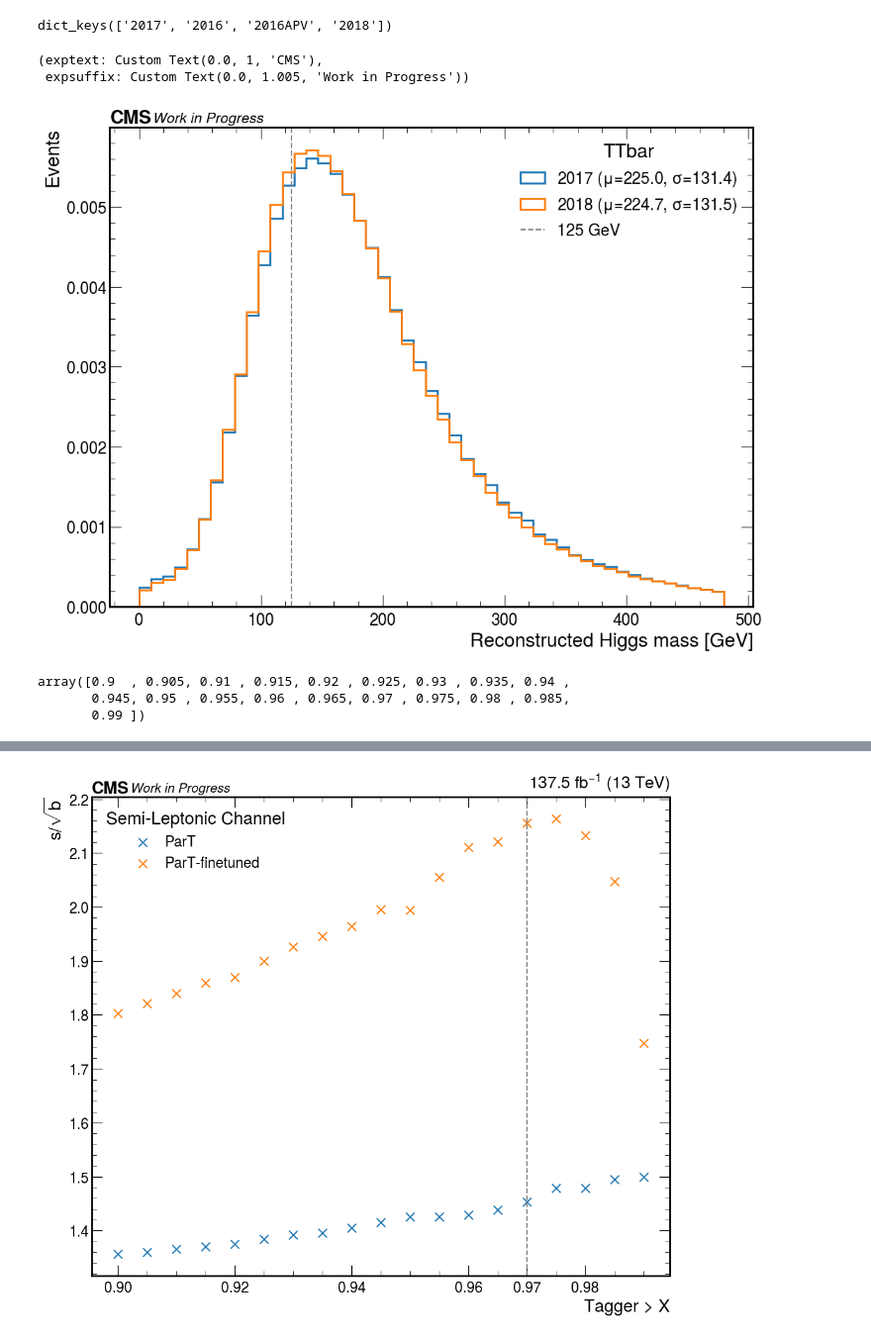
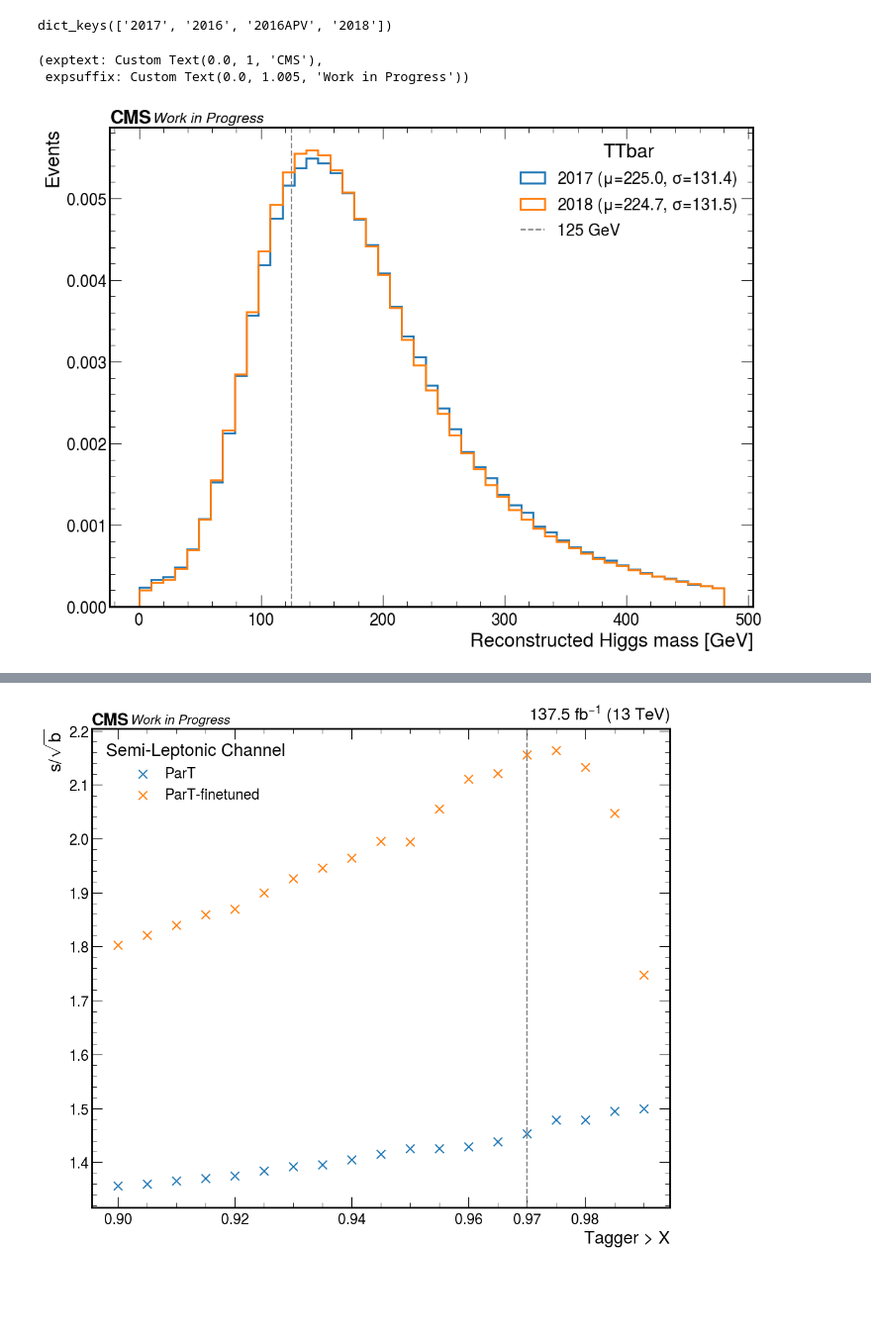
Before and after one commit to quinnanm/boostedhiggs, a Jupyter notebook: binder/hists_plots.ipynb, the cells around one changed output, grey strips where cells are left out. Shown at 99% size. Drawn from its saved outputs; the diff is of its cells as text; code cells hidden in the pictures; blank space fills up the shorter version.

```diff
--- a/binder/hists_plots.ipynb
+++ b/binder/hists_plots.ipynb
@@ -173,48 +173,39 @@ for year in ["2017", "2018"]:
     df1 = events_dict[region][year]["mu"][sample]
     df2 = events_dict[region][year]["ele"][sample]
 
-    df1["weight"] = df1["weight_mu"]
-    df2["weight"] = df2["weight_ele"]
-
     df = pd.concat([df1, df2])
 
     x = df["rec_higgs_m"]
-    w = df["weight"]
+    w = df["event_weight"]
     ax.hist(
         x,
         bins=np.linspace(0,480,bins),
         weights=w,
         density=True,
         histtype="step",
         linewidth=2,
         label=rf"{year} ($\mu$={np.mean(x):.1f}, $\sigma$={np.std(x):.1f})"
     )
 
 ax.axvline(125, color="grey", linestyle="--", label=rf"125 GeV")
 
 if len(channels) > 1:
     ax.legend(title=f"{sample}")
 else:
     ax.legend(title=f"{nice_ch[ch]} channel - {sample}")
 
 
 ax.set_ylabel("Events")
 ax.set_xlabel(f"Reconstructed Higgs mass [GeV]")
 ax.set_ylim(0)
 
 # hep.cms.lumitext("%.1f " % luminosity + r"fb$^{-1}$ (13 TeV)", ax=ax, fontsize=20)
 hep.cms.text("Work in Progress", ax=ax, fontsize=15)
 # plt.savefig(f"/Users/fmokhtar/Desktop/farakiko/{sample}.pdf")
 # %% [output]
 (exptext: Custom Text(0.0, 1, 'CMS'),
  expsuffix: Custom Text(0.0, 1.005, 'Work in Progress'))
-[figure, old version]
+[figure, new version]
-# %%
-np.linspace(0.9, 0.99, 19)
-# %% [output]
-array([0.9  , 0.905, 0.91 , 0.915, 0.92 , 0.925, 0.93 , 0.935, 0.94 ,
-       0.945, 0.95 , 0.955, 0.96 , 0.965, 0.97 , 0.975, 0.98 , 0.985,
-       0.99 ])
 # %%
 # tagger_cuts = [0.025, 0.05, 0.075, 0.1, 0.15, 0.2, 0.25, 0.3, 0.35, 0.4, 0.45, 0.5, 0.55, 0.6, 0.65, 0.7, 0.75, 0.8, 0.8]
 # tagger_cuts = [0.8, 0.825, 0.85, 0.875, 0.9, 0.925, 0.95]
```
Also changed, not shown: parts of 39 cells of this notebook, 4 other files.
